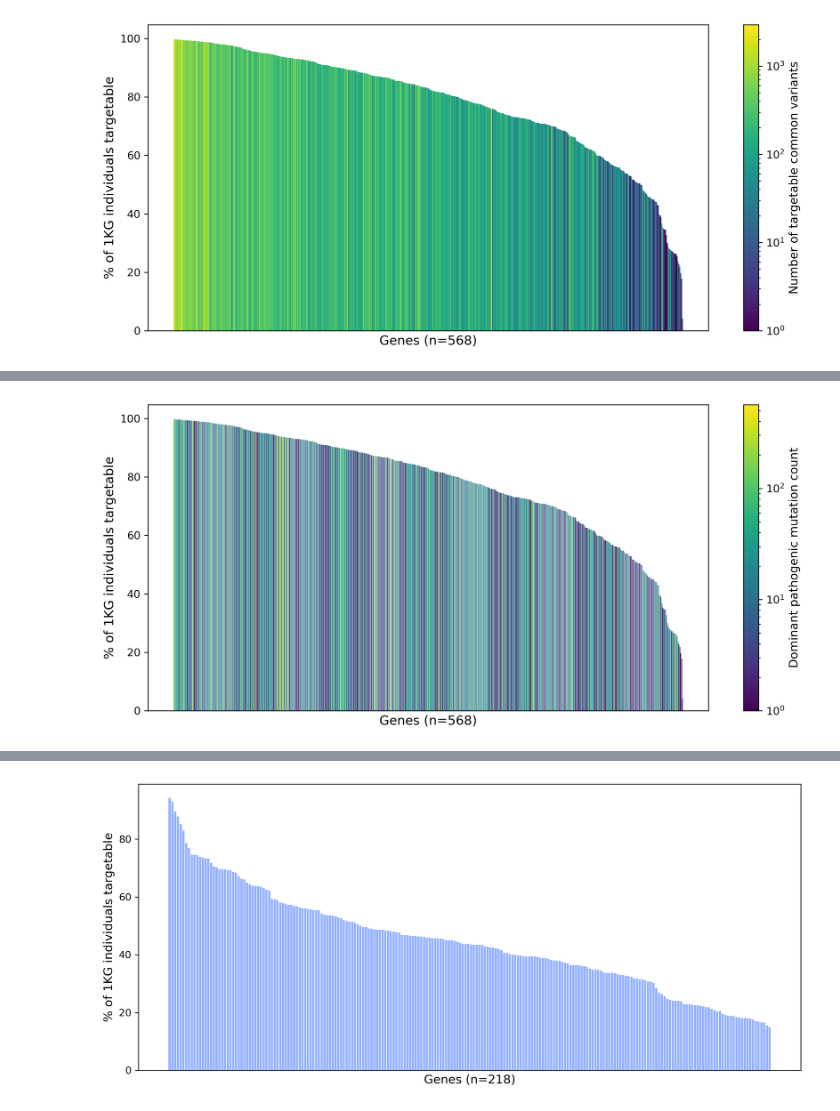
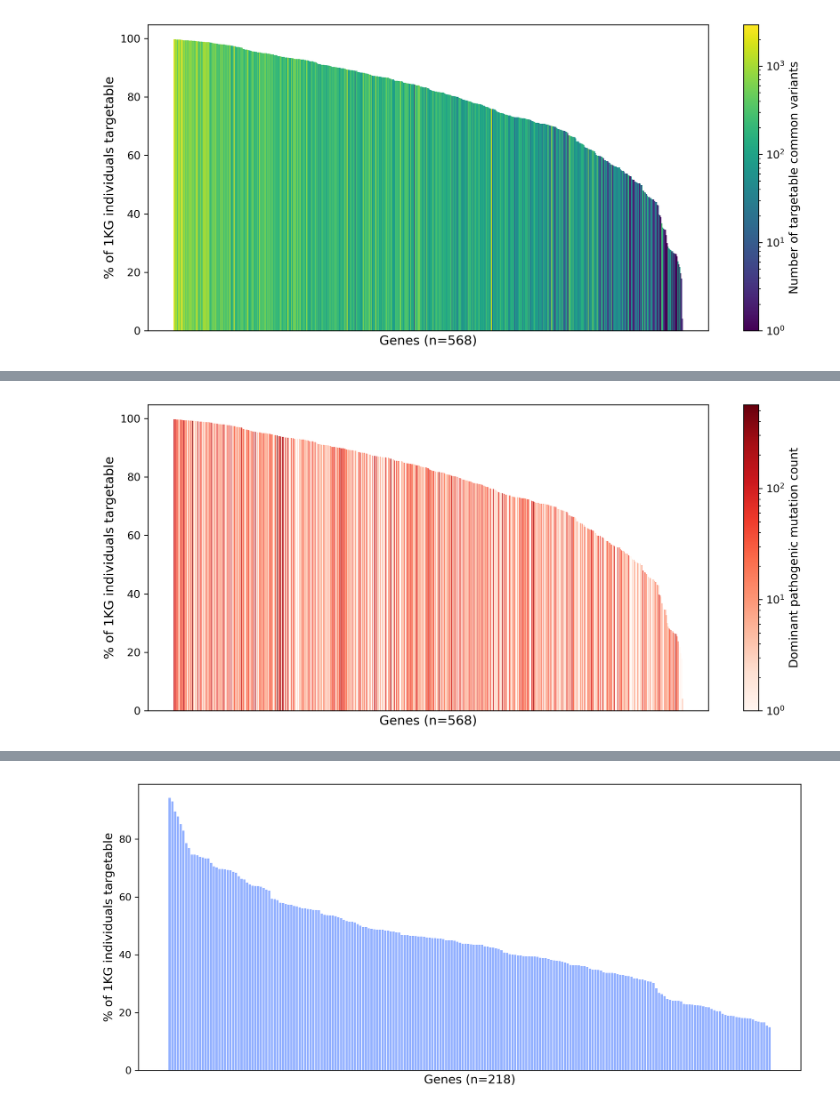
Before and after one commit to gramey02/dnd_project, a Jupyter notebook: scripts/figure_plotting/Figure_Plotting_Ntbk.ipynb, the cells around one changed output, grey strips where cells are left out. Saved outputs shown, nothing was run; the diff lists cells and outputs as text; code cells hidden in the pictures.

```diff
--- a/scripts/figure_plotting/Figure_Plotting_Ntbk.ipynb
+++ b/scripts/figure_plotting/Figure_Plotting_Ntbk.ipynb
@@ -646,33 +680,33 @@ plt.show()
 # %%
 # could also color by number of dominant mutations
 # plot the data of the number of individuals targetable for each strat
 het_data_targetable = het_data[het_data['num_hets_preCas_all_strats'] > 0].copy()
 het_data_targetable['percent_1KG'] = (het_data_targetable['num_hets_preCas_all_strats'] / 2504) * 100
 het_data_targetable = het_data_targetable.sort_values('percent_1KG', ascending=False)
 
 # set up log-scale color mapping (avoids everything clustering at one end, per earlier discussion)
 vmin = max(het_data_targetable['dominant_mutation_count'].min(), 1)
 vmax = het_data_targetable['dominant_mutation_count'].max()
 norm = mcolors.LogNorm(vmin=vmin, vmax=vmax)
-cmap = cm.viridis
+cmap = cm.Reds
 colors = cmap(norm(het_data_targetable['dominant_mutation_count'].clip(lower=1)))
 
 fig, ax = plt.subplots(figsize=(10, 4.5))
 ax.bar(het_data_targetable['hgnc_symbol'], het_data_targetable['percent_1KG'],
        color=colors, alpha=0.9, edgecolor='none', linewidth=0)
 ax.set_xticks([])  # remove x tick labels/marks entirely
 ax.set_xlabel(f"Genes (n={len(het_data_targetable)})", fontsize=12)
 ax.set_ylabel("% of 1KG individuals targetable", fontsize=12)
 
 sm = cm.ScalarMappable(cmap=cmap, norm=norm)
 sm.set_array([])
 cbar = fig.colorbar(sm, ax=ax)
 cbar.set_label("Dominant pathogenic mutation count", fontsize=11)
 
 plt.tight_layout()
 plt.show()
 # %% [output]
-[figure, old version]
+[figure, new version]
 # %%
 # try visualizing all three at once
 import matplotlib.pyplot as plt
```
Also changed, not shown: parts of 2 cells of this notebook.
